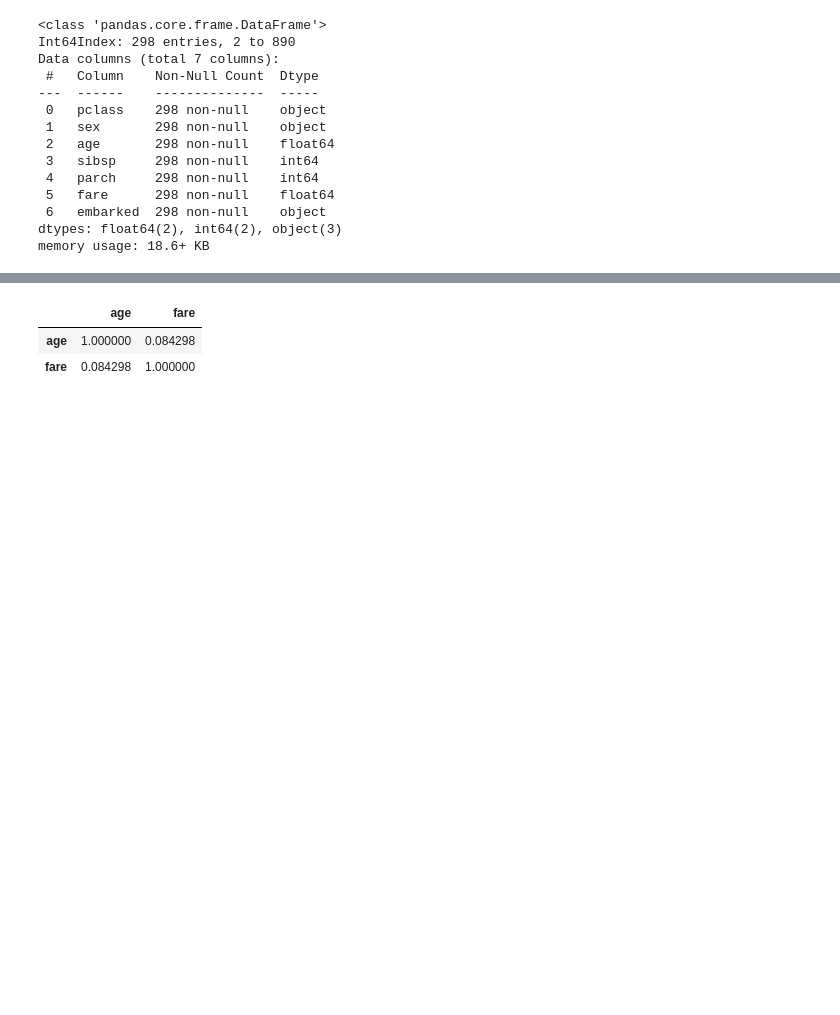
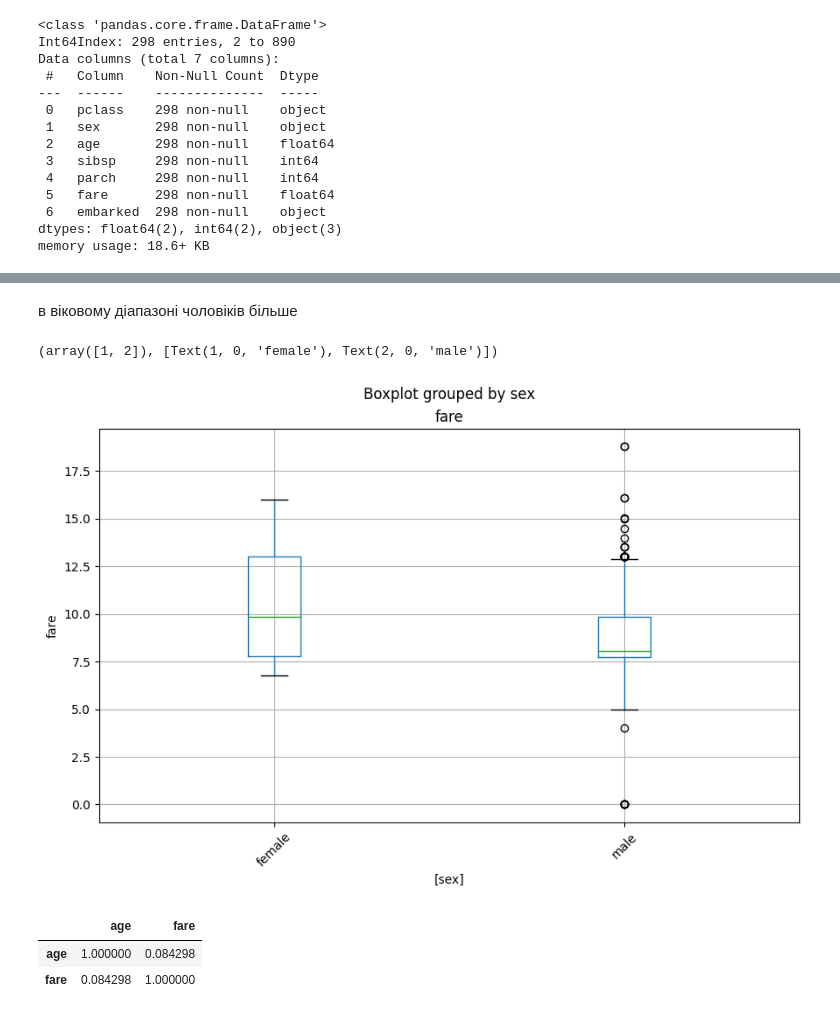
Before and after one commit to IrynaBarnych/AI5, a Jupyter notebook: module2/ДЗ_5.ipynb, the cells around one changed output, grey strips where cells are left out. Drawn from its saved outputs; the diff is of its cells as text; code cells hidden in the pictures; blank space fills up the shorter version.

```diff
--- a/module2/ДЗ_5.ipynb
+++ b/module2/ДЗ_5.ipynb
@@ -182,0 +180,9 @@ for column in num_columns:
+# %% [markdown]
+в віковому діапазоні чоловіків більше
+# %%
+ax = df[['fare', 'sex']].boxplot(by='sex', figsize=(10,6))
+ax.set_ylabel('fare')
+plt.xticks(rotation=45)
+# %% [output]
+(array([1, 2]), [Text(1, 0, 'female'), Text(2, 0, 'male')])
+[figure, added]
```
Also changed, not shown: parts of 8 cells of this notebook.
